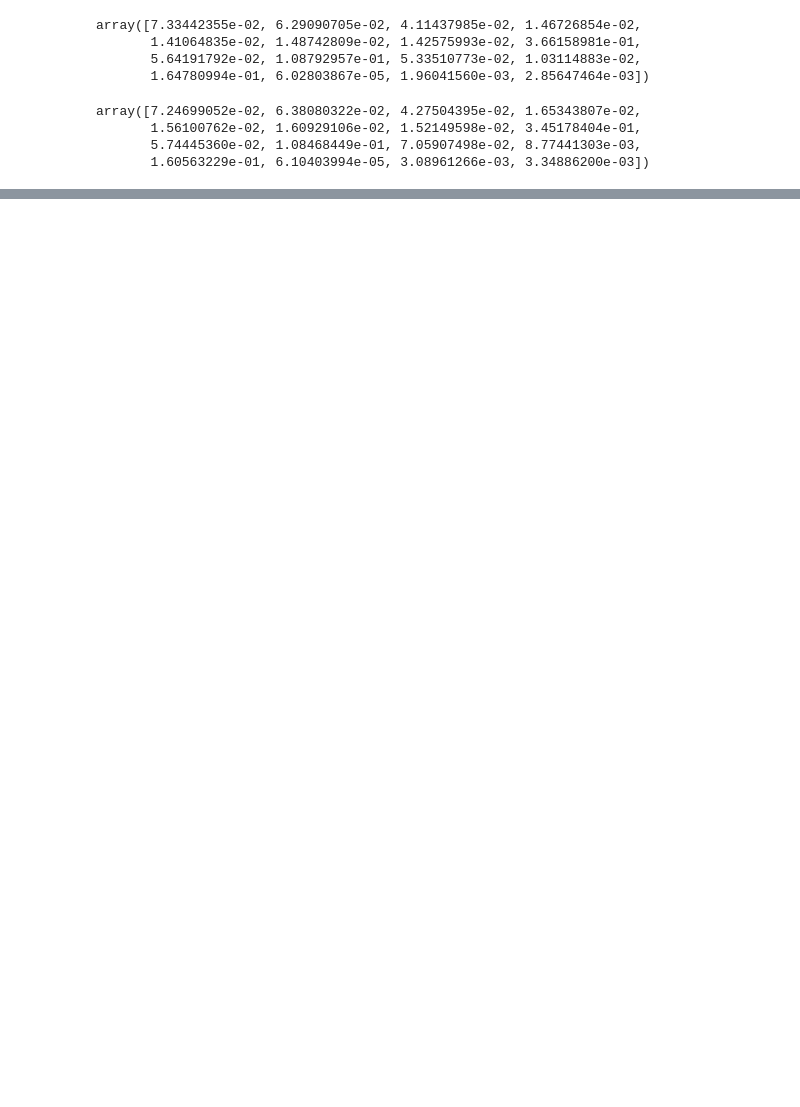
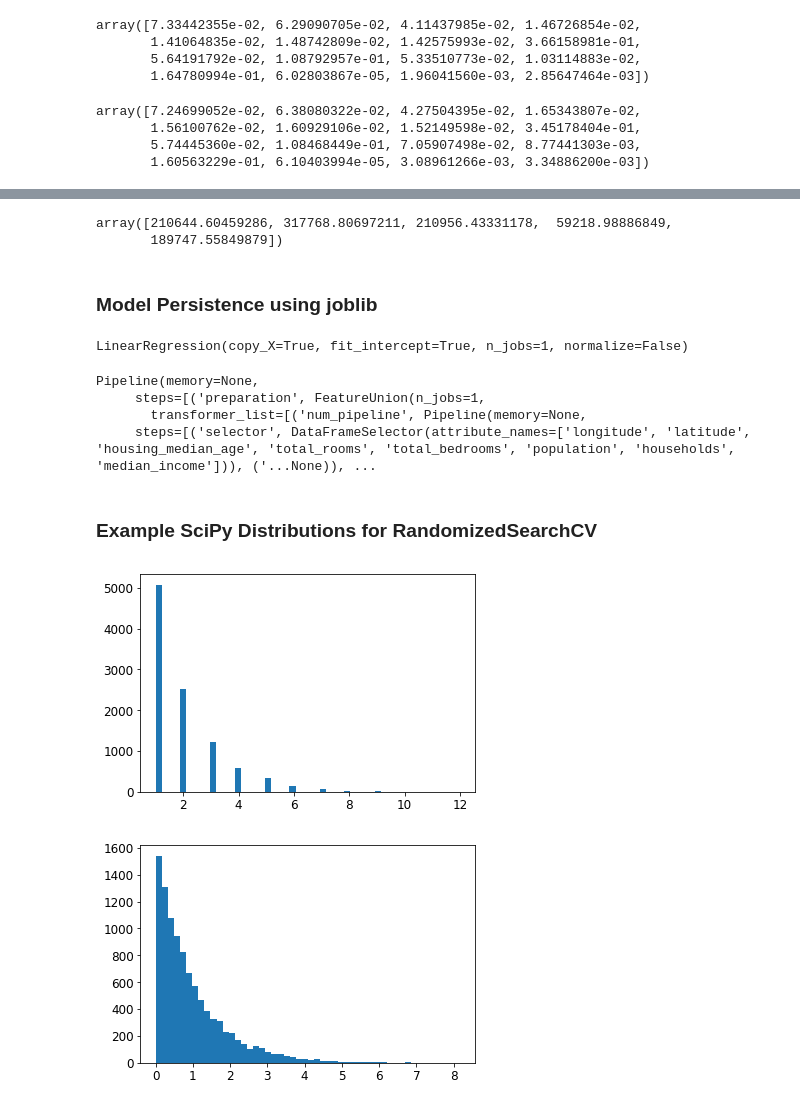
Before and after one commit to libingallin/Handson_ML, a Jupyter notebook: ch2_end_to_end_ml_project.ipynb, the cells around one changed output, grey strips where cells are left out. Saved outputs shown, nothing was run; the diff lists cells and outputs as text; code cells hidden in the pictures; blank space fills up the shorter version.

```diff
--- a/ch2_end_to_end_ml_project.ipynb
+++ b/ch2_end_to_end_ml_project.ipynb
@@ -1201,0 +1414,50 @@ array([7.24699052e-02, 6.38080322e-02, 4.27504395e-02, 1.65343807e-02,
+# %%
+full_pipeline_with_predictor = Pipeline([
+    ("preparation", full_pipeline), ("predictor", LinearRegression())])
+
+full_pipeline_with_predictor.fit(housing, housing_labels)
+full_pipeline_with_predictor.predict(some_data)
+# %% [output]
+array([210644.60459286, 317768.80697211, 210956.43331178,  59218.98886849,
+       189747.55849879])
+# %% [markdown]
+### Model Persistence using joblib
+# %%
+from sklearn.externals import joblib
+
+joblib.dump(lin_reg, "lin_reg.pkl")
+joblib.dump(tree_reg, "tree_reg")
+joblib.dump(forest_reg, "forest_reg")
+
+# 导入模型
+lin_reg_loaded = joblib.load("lin_reg.pkl")
+lin_reg_loaded
+# %% [output]
+LinearRegression(copy_X=True, fit_intercept=True, n_jobs=1, normalize=False)
+# %%
+my_model = full_pipeline_with_predictor
+
+joblib.dump(my_model, "my_model.pkl")
+
+my_model_loaded = joblib.load("my_model.pkl")
+my_model_loaded
+# %% [output]
+Pipeline(memory=None,
+     steps=[('preparation', FeatureUnion(n_jobs=1,
+       transformer_list=[('num_pipeline', Pipeline(memory=None,
+     steps=[('selector', DataFrameSelector(attribute_names=['longitude', 'latitude', 'housing_median_age', 'total_rooms', 'total_bedrooms', 'population', 'households', 'median_income'])), ('...None)), ...
+# %% [markdown]
+### Example SciPy Distributions for RandomizedSearchCV
+# %%
+from scipy.stats import geom, expon
+
+geom_distribution = geom(0.5).rvs(10000, random_state=42)
+expon_distribution = expon(scale=1).rvs(10000, random_state=42)
+
+plt.hist(geom_distribution, bins=50)
+plt.show()
+plt.hist(expon_distribution, bins=50)
+plt.show()
+# %% [output]
+[figure, added]
+[figure, added]
```
Also changed, not shown: parts of 58 cells of this notebook.
